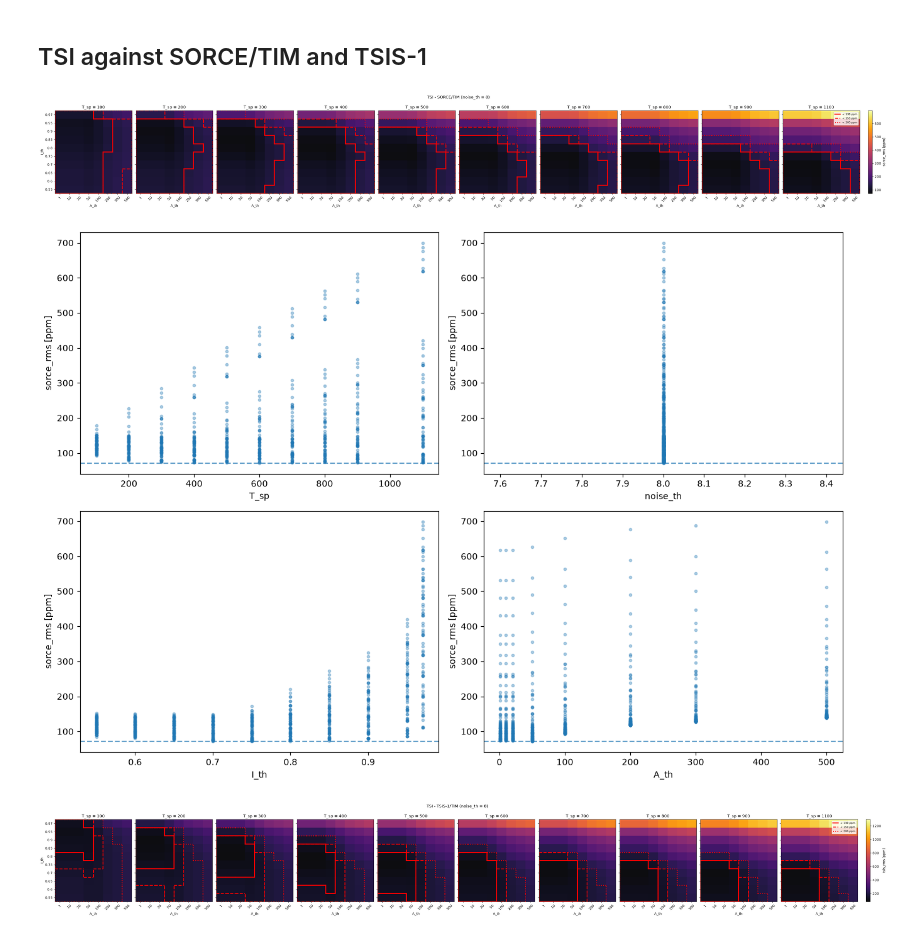
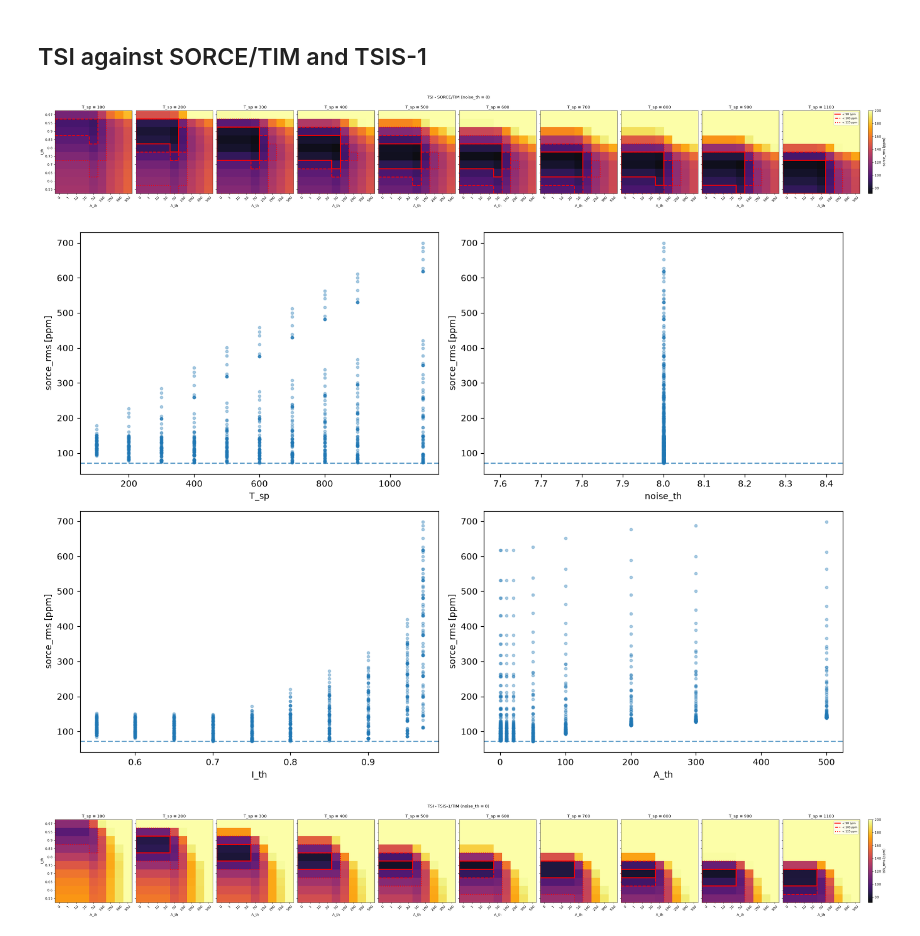
Before and after one commit to sophiestucki/sunsim, a Jupyter notebook: PIC/opt_sweep.ipynb, the cells around one changed output. Cells and saved outputs as stored; diff of their text form; code cells hidden in the pictures.

```diff
--- a/PIC/opt_sweep.ipynb
+++ b/PIC/opt_sweep.ipynb
@@ -52,7 +52,11 @@ best tsis_rms  77.7 ppm: T_sp = 600, noise_th = 8, I_th = 0.75, A_th = 10 (range
 for noise in sorted(df['noise_th'].unique()):
     obs.plot_sweep_heatmaps(df, 'rv_rms', 'A_th', 'I_th', 'T_sp', fixed={'noise_th': noise}, levels=[0.85, 0.90, 0.95],
                             unit='m/s', title='RV - HARPS-N (noise_th = %g)' % noise)
+    for ax in plt.gcf().axes:
+        for im in ax.images:
+            im.set_clim(0.8141, 1)
     plt.show()
+
     obs.plot_sweep_heatmaps(df, 'rv_rms', 'A_th', 'I_th', 'T_sp', fixed={'noise_th': noise},
                             unit='m/s', title='RV - HARPS-N (noise_th = %g)' % noise)
     plt.show()
@@ -71,15 +75,18 @@ plt.show()
 # %%
 for value, title in (('sorce_rms', 'TSI - SORCE/TIM'), ('tsis_rms', 'TSI - TSIS-1/TIM')):
     if value not in df or df[value].isna().all():
         continue
     for noise in sorted(df['noise_th'].unique()):
-        obs.plot_sweep_heatmaps(df, value, 'A_th', 'I_th', 'T_sp', fixed={'noise_th': noise}, levels=[130, 150, 200],
+        obs.plot_sweep_heatmaps(df, value, 'A_th', 'I_th', 'T_sp', fixed={'noise_th': noise}, levels=[90, 100, 120],
                                 unit='ppm', title='%s (noise_th = %g)' % (title, noise))
+        for ax in plt.gcf().axes:
+            for im in ax.images:
+                im.set_clim(71.55, 200)
         plt.show()
     obs.plot_sweep_parameters(df, value, unit='ppm')
     plt.show()
 # %% [output]
-[figure, old version]
+[figure, new version]
 [figure]
-[figure, old version]
+[figure, new version]
 [figure]
```
Also changed, not shown: parts of 2 cells of this notebook, 20 other files.
